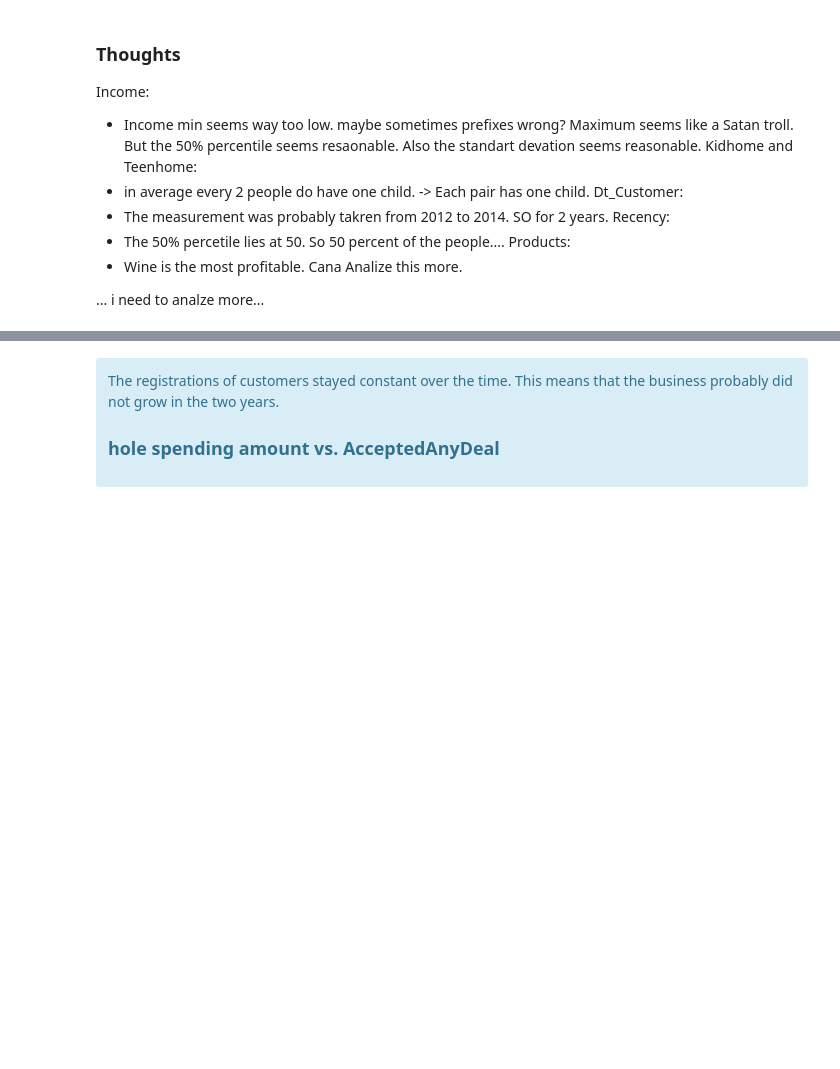
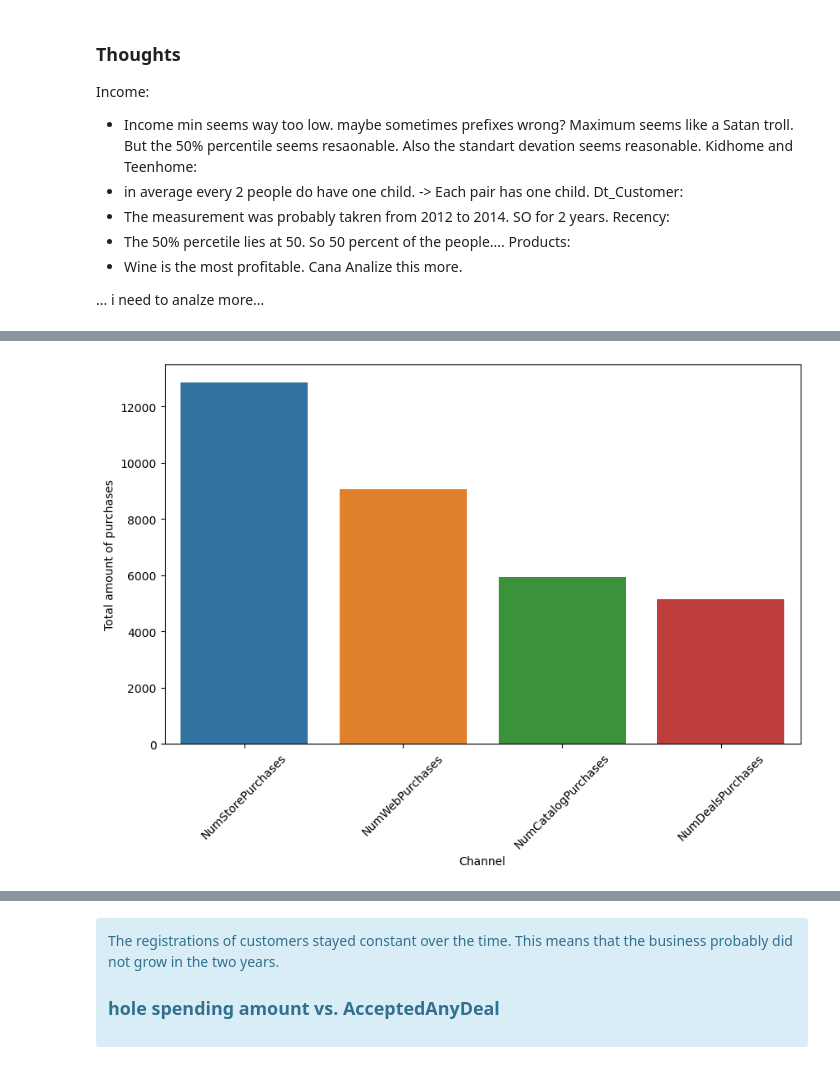
Before and after one commit to Tomson909/Customer-Personality-Analysis, a Jupyter notebook: main.ipynb, the cells around one changed output, grey strips where cells are left out. Cells and saved outputs as stored; diff of their text form; code cells hidden in the pictures; blank space fills up the shorter version.

```diff
--- a/main.ipynb
+++ b/main.ipynb
@@ -199,3 +238,17 @@ plt.show()
+# %%
+# interesting is also whether where the customers bought there products
+sum_channel = data[['NumDealsPurchases', 'NumWebPurchases', 'NumCatalogPurchases', 'NumStorePurchases']].sum()
+sum_channel = sum_channel.sort_values(ascending=False)
+
+# plot
+fig, ax = plt.subplots(1, 1, figsize=(10, 6))
+sns.barplot(x=sum_channel.index, y=sum_channel, ax=ax)
+ax.set_ylabel('Total amount of purchases')
+ax.set_xlabel('Channel')
+ax.tick_params(axis='x', rotation=45)
+plt.show()
+# %% [output]
+[figure, added]
 # %% [markdown]
 <div class="alert alert-block alert-info">
 
```
Also changed, not shown: parts of 21 cells of this notebook.
